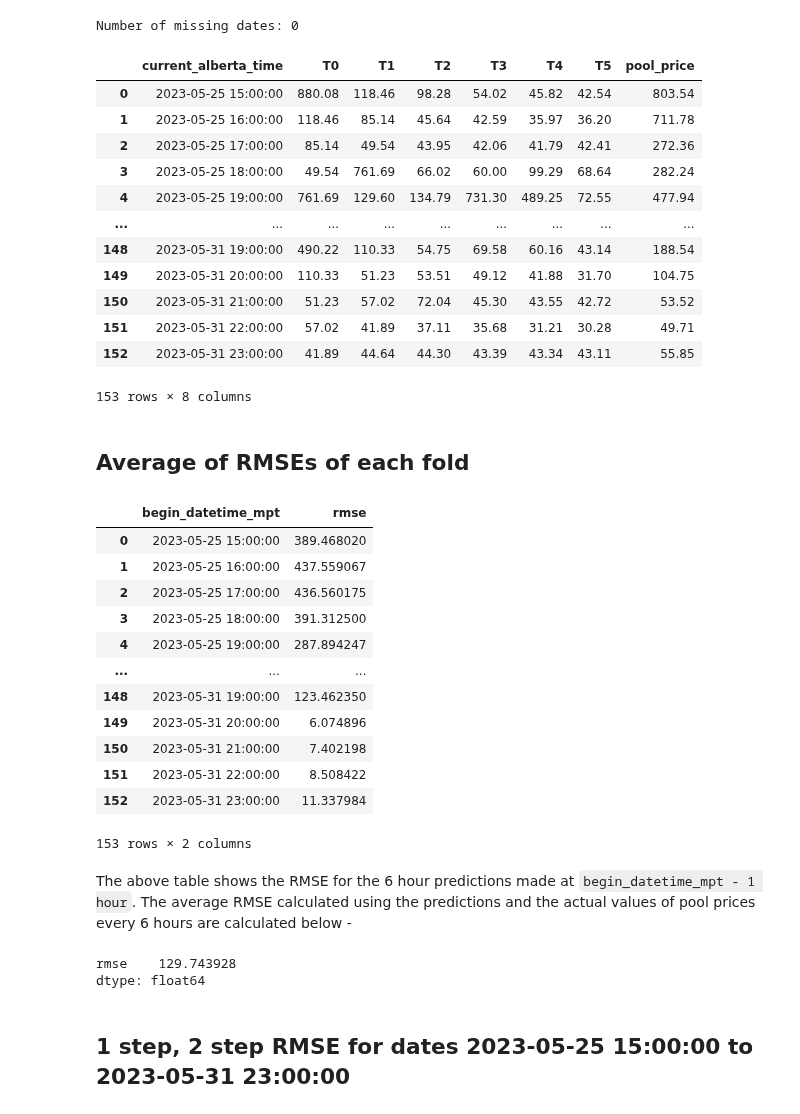
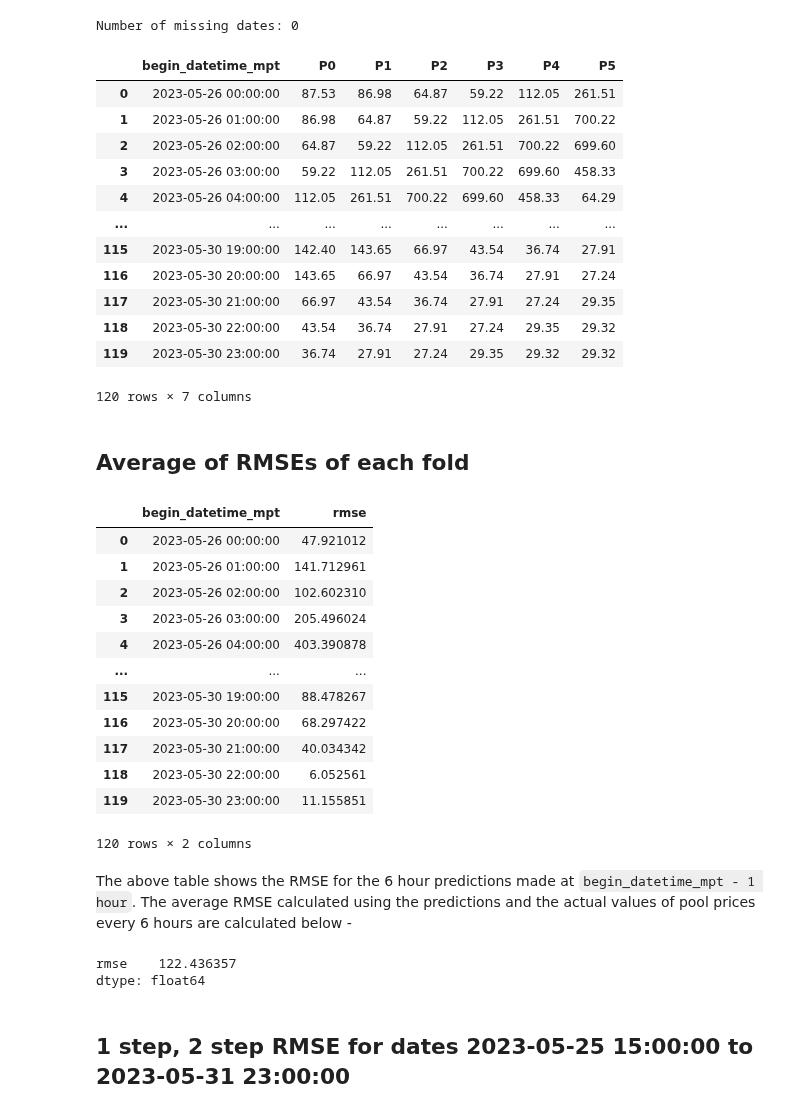
Before and after one commit to slalom-ubc-mds/Power-Price-Prediction, a Jupyter notebook: notebooks/benchmark_error/aeso_forecast_error.ipynb, the cells around one changed output. Drawn from its saved outputs; the diff is of its cells as text; code cells hidden in the pictures.

```diff
--- a/notebooks/benchmark_error/aeso_forecast_error.ipynb
+++ b/notebooks/benchmark_error/aeso_forecast_error.ipynb
@@ -63,7 +63,7 @@ def sort_and_save_data(df, output_file):
     df_sorted.to_csv(output_file, index=False)
 
 # Main execution
-folder_path = '././data/raw/pool_price/'
+folder_path = '../../data/raw/pool_price/'
 output_file = 'formatted_data.csv'
 
 df = process_folder(folder_path)
@@ -89,7 +89,8 @@ response = requests.get(url, headers=headers, params=params)
 actual_df = pd.DataFrame(response.json()['return']['Pool Price Report'])
 actual_df
 
-actual_df = actual_df.loc[actual_df['begin_datetime_mpt'] >= '2023-05-25 14:00:00']
+# actual_df = actual_df.loc[actual_df['begin_datetime_mpt'] >= '2023-05-25 14:00:00']
+actual_df = actual_df.loc[actual_df['begin_datetime_mpt'] >= '2023-05-25 23:00:00']
 actual_df
 # %% [output]
 |  | begin_datetime_utc | begin_datetime_mpt | pool_price | forecast_pool_price | rolling_30day_avg |
@@ -173,6 +174,7 @@ valid_df.set_index('begin_datetime_mpt', inplace=True)
 valid_df.index = pd.to_datetime(valid_df.index)
 merged_df = pd.merge(df, valid_df, left_index=True, right_index=True, how='left')
 merged_df = merged_df.reset_index()
+merged_df = merged_df.loc[merged_df['current_alberta_time'] >= '2023-05-26 00:00:00']
 merged_df
 # %% [output]
 |  | current_alberta_time | T0 | T1 | T2 | T3 | T4 | T5 | pool_price |
@@ -233,31 +235,31 @@ if len(missing_dates) > 0:
 # %% [output]
 Number of missing dates: 0
 # %%
-actual_df = new_df.loc[new_df['begin_datetime_mpt'] < '2023-06-01 00:00:00']  # actual pool prices by AESO
-pred_df = merged_df.loc[merged_df['current_alberta_time'] < '2023-06-01 00:00:00']  # predicted pool prices by AESO
-pred_df
+actual_df = new_df.loc[new_df['begin_datetime_mpt'] < '2023-05-31 00:00:00']  # actual pool prices by AESO
+pred_df = merged_df.loc[merged_df['current_alberta_time'] < '2023-05-31 00:00:00']  # predicted pool prices by AESO
+actual_df
 # %% [output]
-|  | current_alberta_time | T0 | T1 | T2 | T3 | T4 | T5 | pool_price |
-| 0 | 2023-05-25 15:00:00 | 880.08 | 118.46 | 98.28 | 54.02 | 45.82 | 42.54 | 803.54 |
-| 1 | 2023-05-25 16:00:00 | 118.46 | 85.14 | 45.64 | 42.59 | 35.97 | 36.20 | 711.78 |
-| 2 | 2023-05-25 17:00:00 | 85.14 | 49.54 | 43.95 | 42.06 | 41.79 | 42.41 | 272.36 |
-| 3 | 2023-05-25 18:00:00 | 49.54 | 761.69 | 66.02 | 60.00 | 99.29 | 68.64 | 282.24 |
-| 4 | 2023-05-25 19:00:00 | 761.69 | 129.60 | 134.79 | 731.30 | 489.25 | 72.55 | 477.94 |
-| ... | ... | ... | ... | ... | ... | ... | ... | ... |
-| 148 | 2023-05-31 19:00:00 | 490.22 | 110.33 | 54.75 | 69.58 | 60.16 | 43.14 | 188.54 |
-| 149 | 2023-05-31 20:00:00 | 110.33 | 51.23 | 53.51 | 49.12 | 41.88 | 31.70 | 104.75 |
-| 150 | 2023-05-31 21:00:00 | 51.23 | 57.02 | 72.04 | 45.30 | 43.55 | 42.72 | 53.52 |
-| 151 | 2023-05-31 22:00:00 | 57.02 | 41.89 | 37.11 | 35.68 | 31.21 | 30.28 | 49.71 |
-| 152 | 2023-05-31 23:00:00 | 41.89 | 44.64 | 44.30 | 43.39 | 43.34 | 43.11 | 55.85 |
+|  | begin_datetime_mpt | P0 | P1 | P2 | P3 | P4 | P5 |
+| 0 | 2023-05-26 00:00:00 | 87.53 | 86.98 | 64.87 | 59.22 | 112.05 | 261.51 |
+| 1 | 2023-05-26 01:00:00 | 86.98 | 64.87 | 59.22 | 112.05 | 261.51 | 700.22 |
+| 2 | 2023-05-26 02:00:00 | 64.87 | 59.22 | 112.05 | 261.51 | 700.22 | 699.60 |
+| 3 | 2023-05-26 03:00:00 | 59.22 | 112.05 | 261.51 | 700.22 | 699.60 | 458.33 |
+| 4 | 2023-05-26 04:00:00 | 112.05 | 261.51 | 700.22 | 699.60 | 458.33 | 64.29 |
+| ... | ... | ... | ... | ... | ... | ... | ... |
+| 115 | 2023-05-30 19:00:00 | 142.40 | 143.65 | 66.97 | 43.54 | 36.74 | 27.91 |
+| 116 | 2023-05-30 20:00:00 | 143.65 | 66.97 | 43.54 | 36.74 | 27.91 | 27.24 |
+| 117 | 2023-05-30 21:00:00 | 66.97 | 43.54 | 36.74 | 27.91 | 27.24 | 29.35 |
+| 118 | 2023-05-30 22:00:00 | 43.54 | 36.74 | 27.91 | 27.24 | 29.35 | 29.32 |
+| 119 | 2023-05-30 23:00:00 | 36.74 | 27.91 | 27.24 | 29.35 | 29.32 | 29.32 |
-153 rows × 8 columns
+120 rows × 7 columns
 # %% [markdown]
 ## Average of RMSEs of each fold
 # %%
 
 from sklearn.metrics import mean_squared_error
 
-actual_df = new_df.loc[new_df['begin_datetime_mpt'] < '2023-06-01 00:00:00']
-pred_df = merged_df.loc[merged_df['current_alberta_time'] < '2023-06-01 00:00:00']
+# actual_df = new_df.loc[new_df['begin_datetime_mpt'] < '2023-06-01 00:00:00']
+# pred_df = merged_df.loc[merged_df['current_alberta_time'] < '2023-06-01 00:00:00']
 
 rmse_values = []
 
@@ -276,25 +278,26 @@ df_rmse = pd.DataFrame({
 df_rmse
 # %% [output]
 |  | begin_datetime_mpt | rmse |
-| 0 | 2023-05-25 15:00:00 | 389.468020 |
-| 1 | 2023-05-25 16:00:00 | 437.559067 |
-| 2 | 2023-05-25 17:00:00 | 436.560175 |
-| 3 | 2023-05-25 18:00:00 | 391.312500 |
-| 4 | 2023-05-25 19:00:00 | 287.894247 |
+| 0 | 2023-05-26 00:00:00 | 47.921012 |
+| 1 | 2023-05-26 01:00:00 | 141.712961 |
+| 2 | 2023-05-26 02:00:00 | 102.602310 |
+| 3 | 2023-05-26 03:00:00 | 205.496024 |
+| 4 | 2023-05-26 04:00:00 | 403.390878 |
 | ... | ... | ... |
-| 148 | 2023-05-31 19:00:00 | 123.462350 |
-| 149 | 2023-05-31 20:00:00 | 6.074896 |
-| 150 | 2023-05-31 21:00:00 | 7.402198 |
-| 151 | 2023-05-31 22:00:00 | 8.508422 |
-| 152 | 2023-05-31 23:00:00 | 11.337984 |
+| 115 | 2023-05-30 19:00:00 | 88.478267 |
+| 116 | 2023-05-30 20:00:00 | 68.297422 |
+| 117 | 2023-05-30 21:00:00 | 40.034342 |
+| 118 | 2023-05-30 22:00:00 | 6.052561 |
+| 119 | 2023-05-30 23:00:00 | 11.155851 |
-153 rows × 2 columns
+120 rows × 2 columns
 # %% [markdown]
 The above table shows the RMSE for the 6 hour predictions made at `begin_datetime_mpt - 1 hour`.
 The average RMSE calculated using the predictions and the actual values of pool prices every 6 hours are calculated below -
 # %%
 avg_rmse = df_rmse.mean()
+avg_rmse
 # %% [output]
-rmse    129.743928
+rmse    122.436357
 dtype: float64
 # %% [markdown]
 ## 1 step, 2 step RMSE for dates 2023-05-25 15:00:00 to 2023-05-31 23:00:00
```
Also changed, not shown: parts of 10 cells of this notebook.
